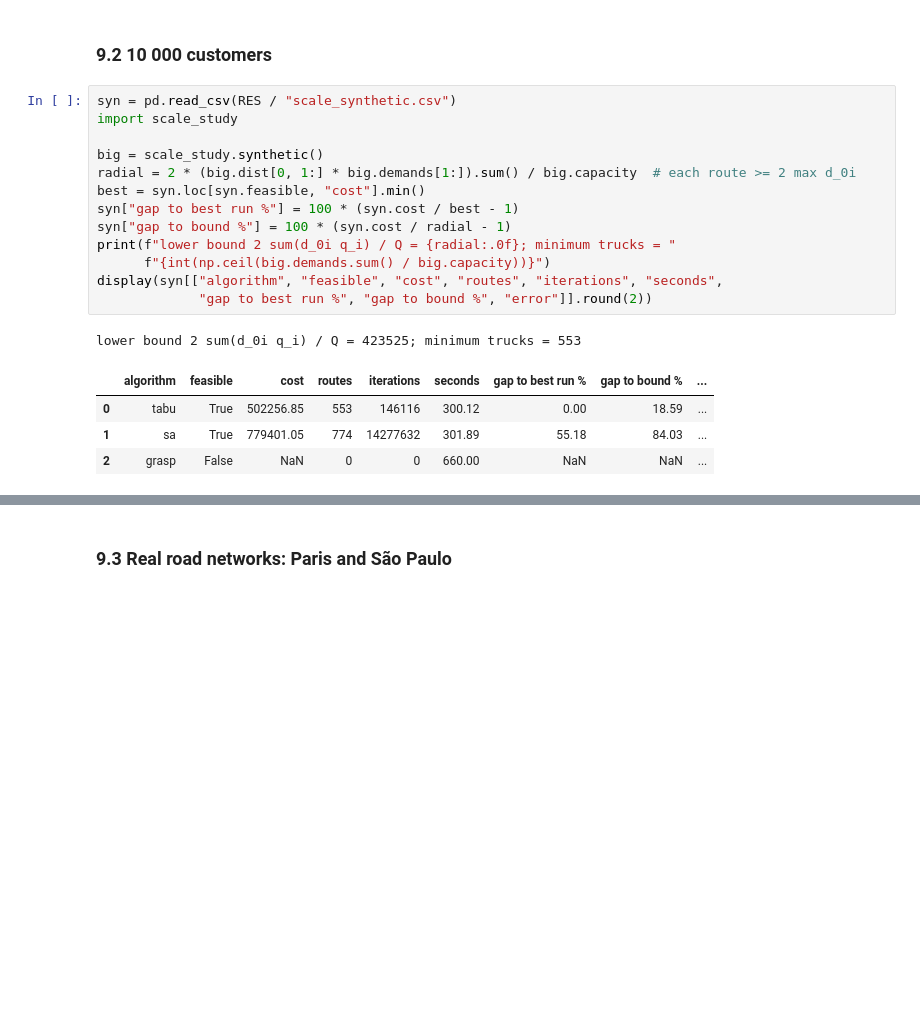
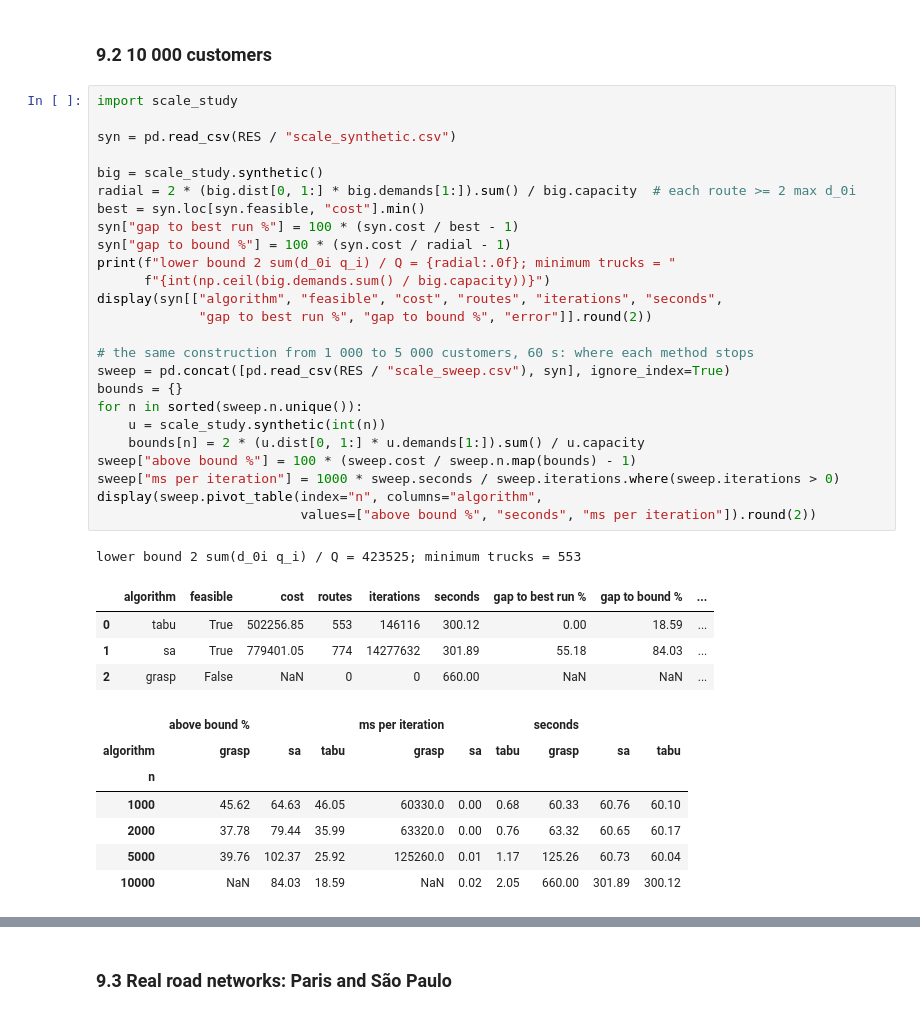
Before and after one commit to zzaved/cesi-cvrp-metaheuristics, a Jupyter notebook: notebooks/02_final_deliverable.ipynb, the cells around one changed output, grey strips where cells are left out. Drawn from its saved outputs; the diff is of its cells as text; blank space fills up the shorter version.

```diff
--- a/notebooks/02_final_deliverable.ipynb
+++ b/notebooks/02_final_deliverable.ipynb
@@ -808,23 +808,42 @@ The seed spread stays below 2 points everywhere, so these differences are not no
 <a id="s92"></a>
 ### 9.2 10 000 customers
 # %%
+import scale_study
+
 syn = pd.read_csv(RES / "scale_synthetic.csv")
-import scale_study
 
 big = scale_study.synthetic()
 radial = 2 * (big.dist[0, 1:] * big.demands[1:]).sum() / big.capacity  # each route >= 2 max d_0i
 best = syn.loc[syn.feasible, "cost"].min()
 syn["gap to best run %"] = 100 * (syn.cost / best - 1)
 syn["gap to bound %"] = 100 * (syn.cost / radial - 1)
 print(f"lower bound 2 sum(d_0i q_i) / Q = {radial:.0f}; minimum trucks = "
       f"{int(np.ceil(big.demands.sum() / big.capacity))}")
 display(syn[["algorithm", "feasible", "cost", "routes", "iterations", "seconds",
              "gap to best run %", "gap to bound %", "error"]].round(2))
+
+# the same construction from 1 000 to 5 000 customers, 60 s: where each method stops
+sweep = pd.concat([pd.read_csv(RES / "scale_sweep.csv"), syn], ignore_index=True)
+bounds = {}
+for n in sorted(sweep.n.unique()):
+    u = scale_study.synthetic(int(n))
+    bounds[n] = 2 * (u.dist[0, 1:] * u.demands[1:]).sum() / u.capacity
+sweep["above bound %"] = 100 * (sweep.cost / sweep.n.map(bounds) - 1)
+sweep["ms per iteration"] = 1000 * sweep.seconds / sweep.iterations.where(sweep.iterations > 0)
+display(sweep.pivot_table(index="n", columns="algorithm",
+                          values=["above bound %", "seconds", "ms per iteration"]).round(2))
 # %% [output]
 lower bound 2 sum(d_0i q_i) / Q = 423525; minimum trucks = 553
 |  | algorithm | feasible | cost | routes | iterations | seconds | gap to best run % | gap to bound % | ... |
 | 0 | tabu | True | 502256.85 | 553 | 146116 | 300.12 | 0.00 | 18.59 | ... |
 | 1 | sa | True | 779401.05 | 774 | 14277632 | 301.89 | 55.18 | 84.03 | ... |
 | 2 | grasp | False | NaN | 0 | 0 | 660.00 | NaN | NaN | ... |
+|  | above bound % |  |  | ms per iteration |  |  | seconds |  |  |
+| algorithm | grasp | sa | tabu | grasp | sa | tabu | grasp | sa | tabu |
+| n |  |  |  |  |  |  |  |  |  |
+| 1000 | 45.62 | 64.63 | 46.05 | 60330.0 | 0.00 | 0.68 | 60.33 | 60.76 | 60.10 |
+| 2000 | 37.78 | 79.44 | 35.99 | 63320.0 | 0.00 | 0.76 | 63.32 | 60.65 | 60.17 |
+| 5000 | 39.76 | 102.37 | 25.92 | 125260.0 | 0.01 | 1.17 | 125.26 | 60.73 | 60.04 |
+| 10000 | NaN | 84.03 | 18.59 | NaN | 0.02 | 2.05 | 660.00 | 301.89 | 300.12 |
 # %% [markdown]
 **Reading 9.2.** At 10 000 customers only Tabu Search gives a good plan. Without a best known value
```
Also changed, not shown: parts of 8 cells of this notebook.
